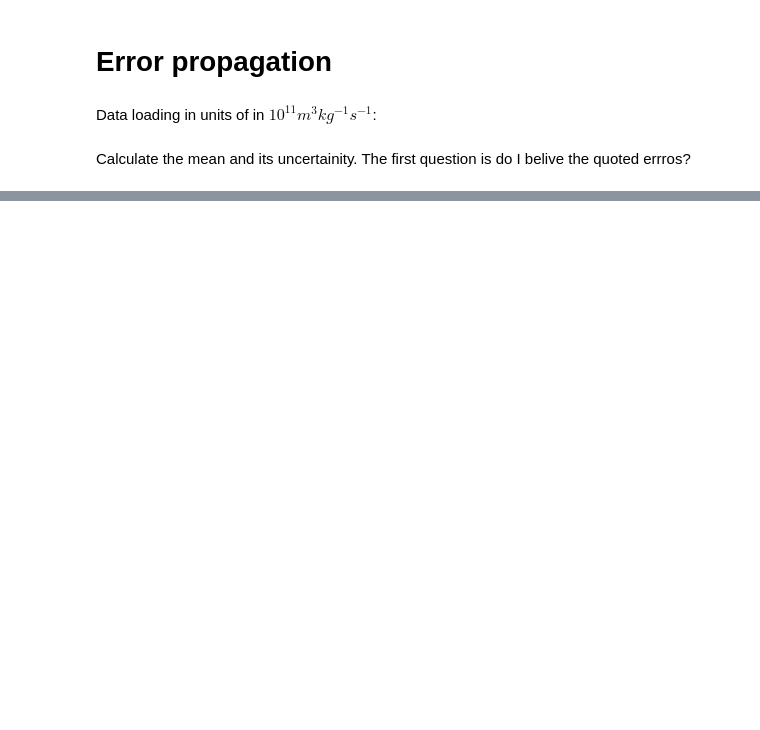
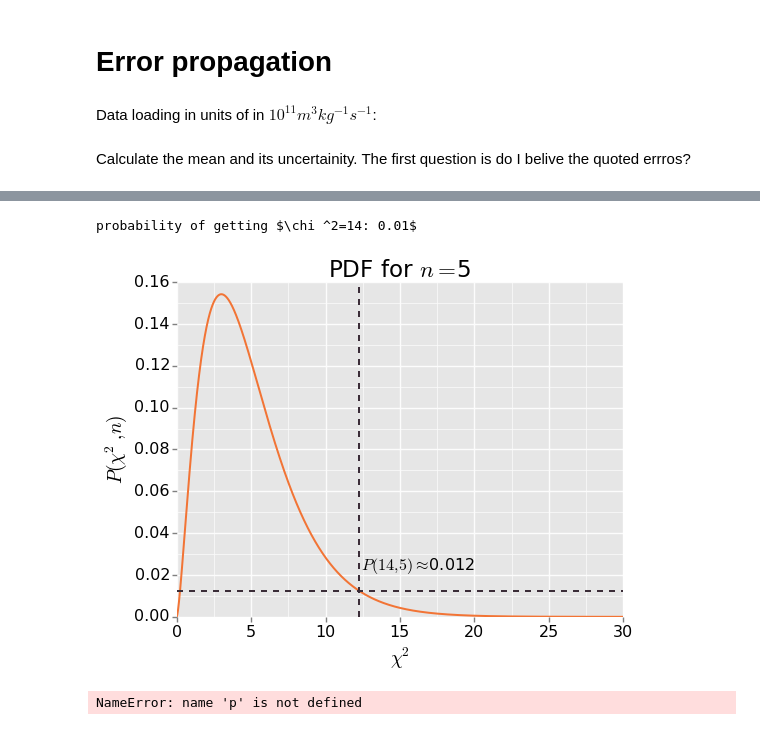
Before and after one commit to giulioungaretti/stats2013, a Jupyter notebook: ProblemSet/2.1.ipynb, the cells around one changed output, grey strips where cells are left out. Saved outputs shown, nothing was run; the diff lists cells and outputs as text; code cells hidden in the pictures; blank space fills up the shorter version.

```diff
--- a/ProblemSet/2.1.ipynb
+++ b/ProblemSet/2.1.ipynb
@@ -27,0 +59,9 @@ sqrt(1/(sum(1/(dg **2 ))))
+# %%
+errgrahp = rt.TGraphErrors(6,x,g,0*x,dg)
+fit_cunt = rt.TF1('mean','[0]',x.min(),x.max())
+a = errgrahp.Fit(fit_cunt)
+# %%
+X2 = fit_cunt.GetChisquare()
+mean_X2 =  fit_cunt.GetParameter(0)
+error_mean_X2 = fit_cunt.GetParError(0)
+prob = fit_cunt.GetProb()
@@ -27,0 +105,18 @@ sqrt(1/(sum(1/(dg **2 ))))
+# %%
+from scipy.stats import chi2
+fig,ax = subplots(figsize=(8,6))
+df =len(g)-1
+rv = chi2(df)
+x = np.linspace(0, 30,4000)
+ax.plot(x, rv.pdf(x),color='#F27435')
+ax.set_xlabel(r'$\chi ^2$')
+ax.set_ylabel(r'$P(\chi ^2, n)$')
+ax.set_title('PDF for $n=$%.i'%(df))#,x=10,y=0.04)
+ax.axvline(x=X2,ls='--',color='#3B2D38')
+ax.axhline(y=chi2.pdf(X2,df),ls='--',color='#3B2D38')
+ax.text(s=r'$P(14,5)\approx $%.3f'%(chi2.pdf(X2,df)),x=X2+0.1,y=chi2.pdf(X2,df)+0.01)
+style.rstyle(ax)
+print 'probability of getting $\chi ^2=14: %.2f$'%(chi2.pdf(X2,df))
+# %% [output]
+probability of getting $\chi ^2=14: 0.01$
+[figure, added]
@@ -27,0 +125,4 @@ sqrt(1/(sum(1/(dg **2 ))))
+# %%
+p
+# %% [output]
+NameError: name 'p' is not defined
```
Also changed, not shown: parts of 20 cells of this notebook, 3 other files.
